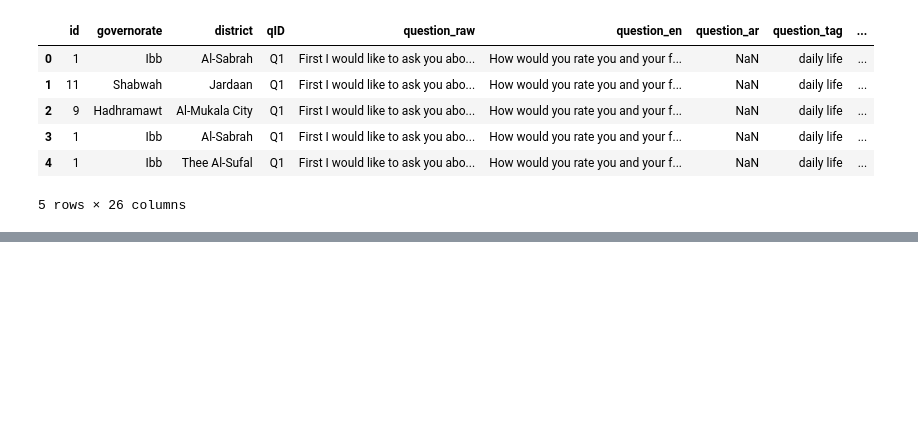
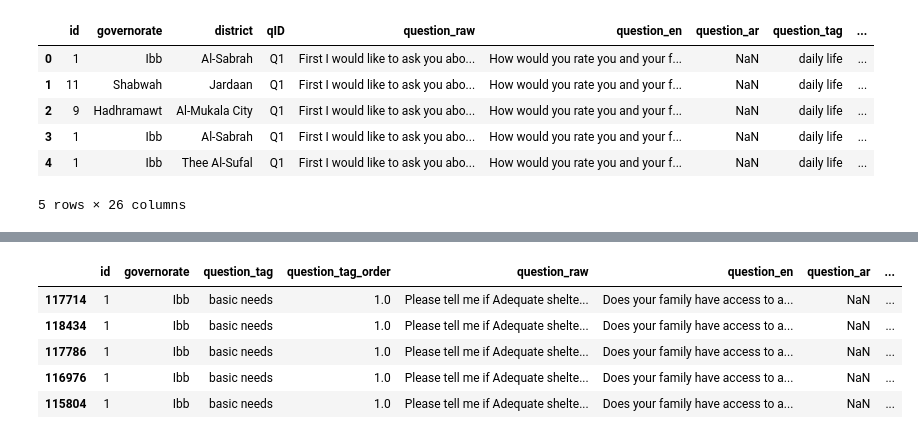
Before and after one commit to cmcenaney/ypc-data, a Jupyter notebook: 1_initial.ipynb, the cells around one changed output, grey strips where cells are left out. Saved outputs shown, nothing was run; the diff lists cells and outputs as text; code cells hidden in the pictures; blank space fills up the shorter version.

```diff
--- a/1_initial.ipynb
+++ b/1_initial.ipynb
@@ -203,0 +247,27 @@ df_final_filtered.to_csv('filtered.csv', index=False)
+# %%
+question_cols = ['id', 'governorate', 'question_tag', 'question_tag_order', 'question_raw', 'question_en', 'question_ar']
+answer_cols = ['answer_raw', 'answer_en', 'answer_ar', 'answer_rank', 'answer_count', 'answer_pct']
+
+def build_question_dict(df_):
+    result = {
+        c: df_[c].values[0] for c in question_cols
+    }
+
+    result['values'] = []
+    for _, row in df_.groupby('answer_raw'):
+
+        result['values'].append({
+            c: row[c].values[0] for c in answer_cols
+        })
+
+    return result
+
+
+# df_ = df_final_filtered.loc[ (df_final_filtered.id == '1') & (df_final_filtered.question_raw == 'Please tell me if Adequate  shelter/housing is available or not for your family')]
+# df_ = df_final_filtered.loc[ (df_final_filtered.id == '1') ]
+
+results = []
+for id_, df_ in df_final_filtered.groupby('question_raw'):
+    results.append( build_question_dict(df_) )
+
+print(json.dumps(results, indent=2))
@@ -203,0 +292,9 @@ df_final_filtered.to_csv('filtered.csv', index=False)
+# %%
+df_
+# %% [output]
+|  | id | governorate | question_tag | question_tag_order | question_raw | question_en | question_ar | ... |
+| 117714 | 1 | Ibb | basic needs | 1.0 | Please tell me if Adequate shelte... | Does your family have access to a... | NaN | ... |
+| 118434 | 1 | Ibb | basic needs | 1.0 | Please tell me if Adequate shelte... | Does your family have access to a... | NaN | ... |
+| 117786 | 1 | Ibb | basic needs | 1.0 | Please tell me if Adequate shelte... | Does your family have access to a... | NaN | ... |
+| 116976 | 1 | Ibb | basic needs | 1.0 | Please tell me if Adequate shelte... | Does your family have access to a... | NaN | ... |
+| 115804 | 1 | Ibb | basic needs | 1.0 | Please tell me if Adequate shelte... | Does your family have access to a... | NaN | ... |
```
Also changed, not shown: parts of 2 cells of this notebook.
